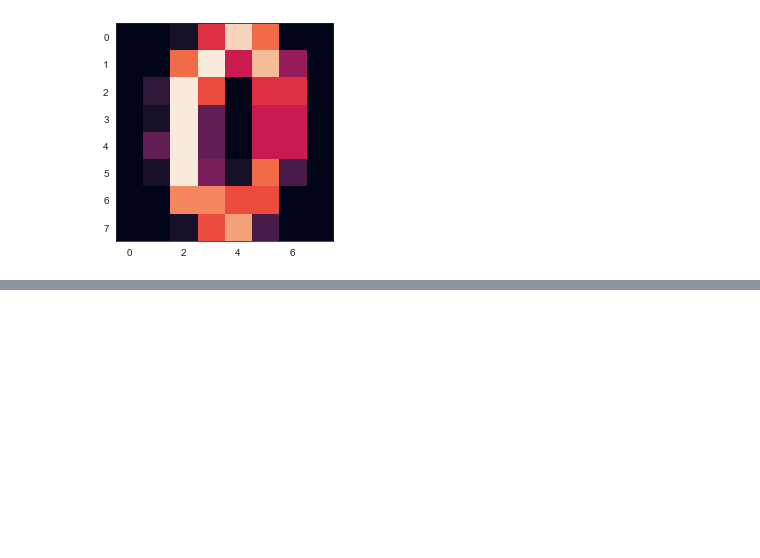
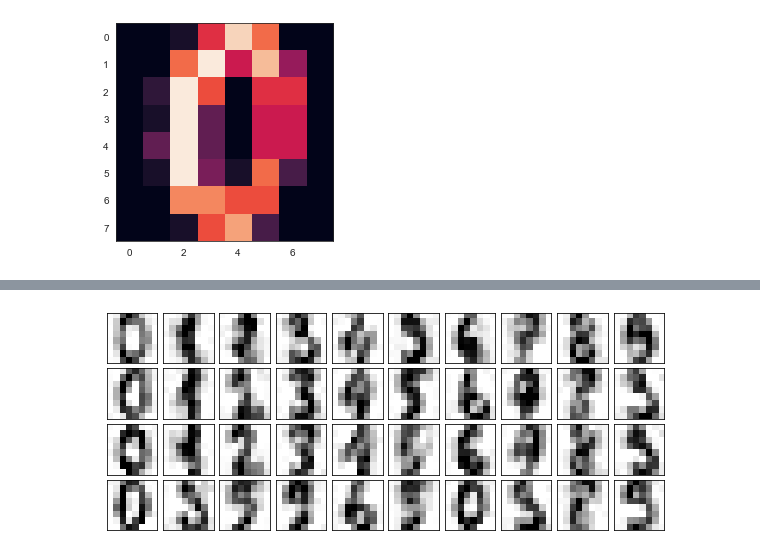
Before and after one commit to Jennifer331/Scripts, a Jupyter notebook: python/jupter/描摹/Digits Pixel Components.ipynb, the cells around one changed output, grey strips where cells are left out. Saved outputs shown, nothing was run; the diff lists cells and outputs as text; code cells hidden in the pictures; blank space fills up the shorter version.

```diff
--- a/python/jupter/描摹/Digits Pixel Components.ipynb
+++ b/python/jupter/描摹/Digits Pixel Components.ipynb
@@ -77,0 +103,6 @@ plt.imshow(digits.data[10].reshape(8,8))
+# %%
+components = pca.transform(noisy)
+filtered = pca.inverse_transform(components)
+plot_digits(filtered)
+# %% [output]
+[figure, added]
```
Also changed, not shown: parts of 7 cells of this notebook, 2 other files.
